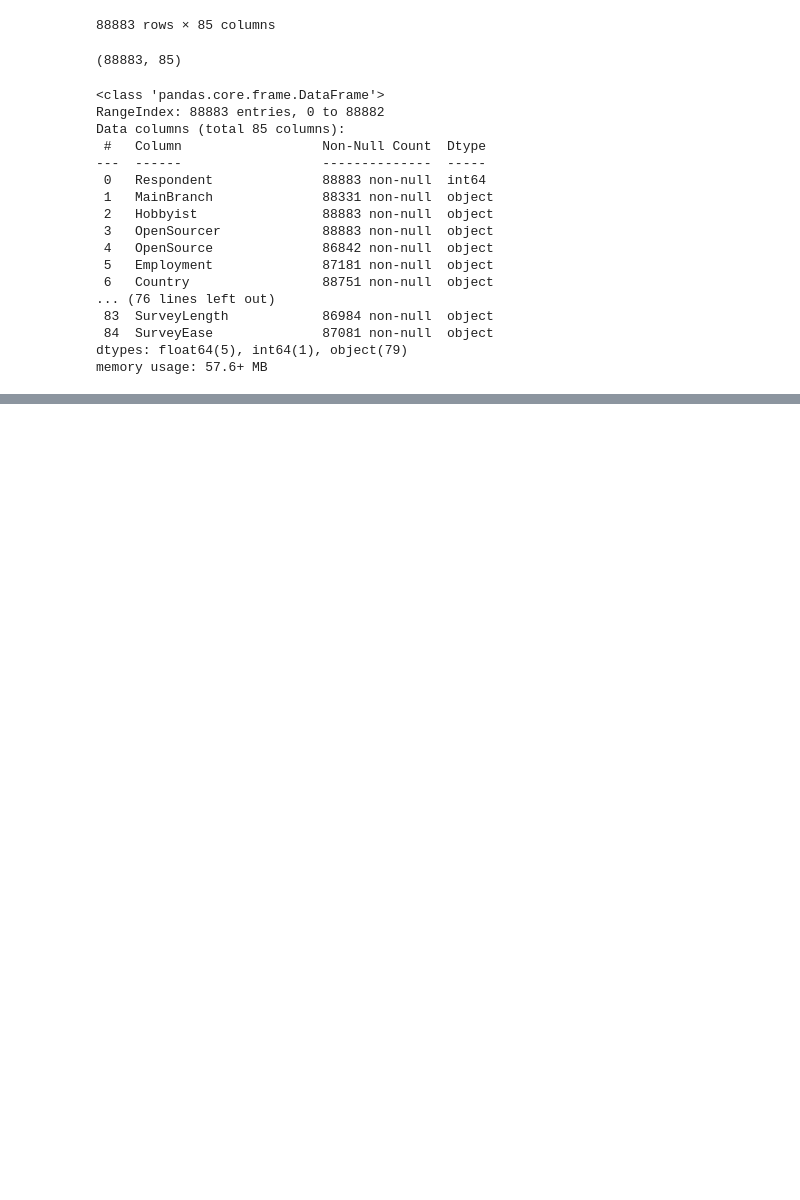
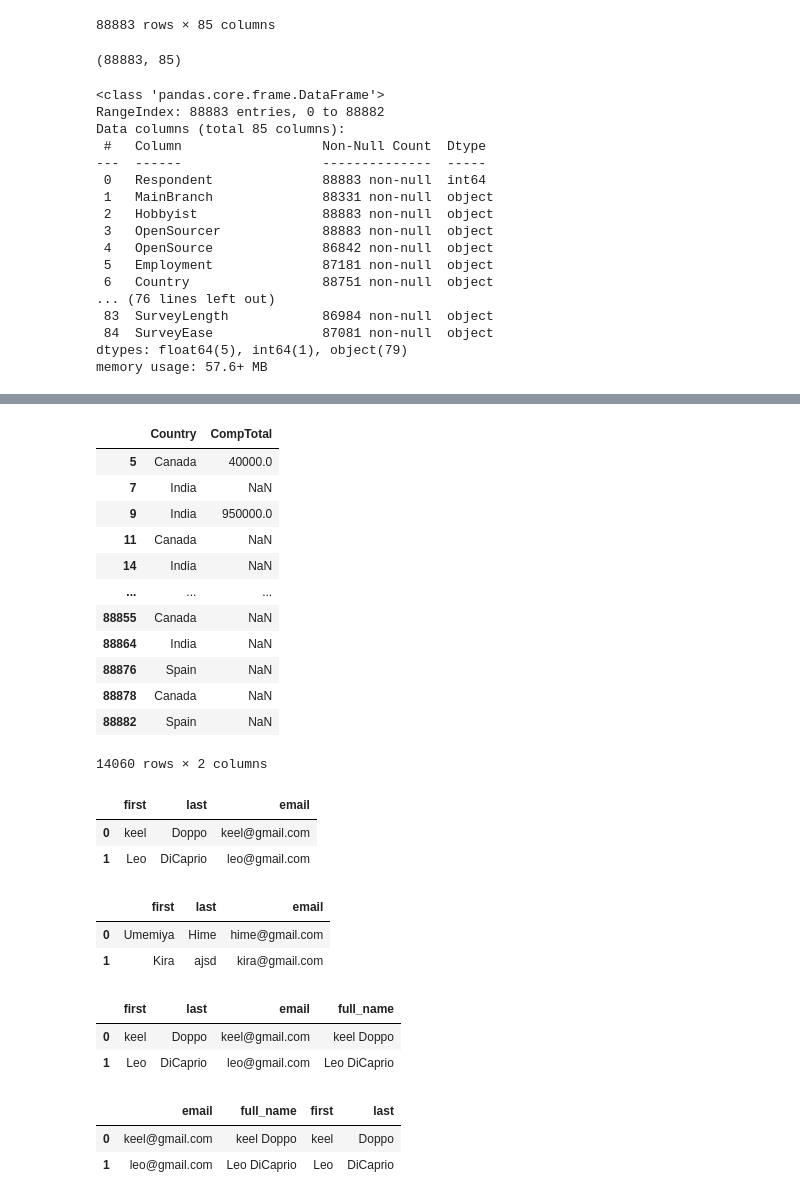
Before and after one commit to AdityaTanwar2312/Pandas, a Jupyter notebook: Intro.ipynb, the cells around one changed output, grey strips where cells are left out. Drawn from its saved outputs; the diff is of its cells as text; code cells hidden in the pictures; blank space fills up the shorter version.

```diff
--- a/Intro.ipynb
+++ b/Intro.ipynb
@@ -64,0 +87,2 @@ schema_df
+# %%
+df.set_index('Respondent')
@@ -64,0 +104,50 @@ schema_df
+# %%
+countries=['India','Spain','Canada']
+region=(df['Country'].isin(countries))
+# %%
+df.loc[region, ['Country', 'CompTotal']]
+# %% [output]
+|  | Country | CompTotal |
+| 5 | Canada | 40000.0 |
+| 7 | India | NaN |
+| 9 | India | 950000.0 |
+| 11 | Canada | NaN |
+| 14 | India | NaN |
+| ... | ... | ... |
+| 88855 | Canada | NaN |
+| 88864 | India | NaN |
+| 88876 | Spain | NaN |
+| 88878 | Canada | NaN |
+| 88882 | Spain | NaN |
+14060 rows × 2 columns
+# %%
+people={
+    'first':['keel', 'Leo'],
+    'last':['Doppo', 'DiCaprio'],
+    'email':['keel@gmail.com','leo@gmail.com']
+}
+df2=pd.DataFrame(people)
+df2
+# %% [output]
+|  | first | last | email |
+| 0 | keel | Doppo | keel@gmail.com |
+| 1 | Leo | DiCaprio | leo@gmail.com |
+# %%
+people={
+    'first':['Umemiya', 'Kira'],
+    'last':['Hime', 'ajsd'],
+    'email':['hime@gmail.com','kira@gmail.com']
+}
+df3=pd.DataFrame(people)
+df3
+# %% [output]
+|  | first | last | email |
+| 0 | Umemiya | Hime | hime@gmail.com |
+| 1 | Kira | ajsd | kira@gmail.com |
+# %%
+df2['full_name']=df2['first']+' '+df2['last']
+df2
+# %% [output]
+|  | first | last | email | full_name |
+| 0 | keel | Doppo | keel@gmail.com | keel Doppo |
+| 1 | Leo | DiCaprio | leo@gmail.com | Leo DiCaprio |
@@ -64,0 +158,6 @@ schema_df
+# %%
+df2
+# %% [output]
+|  | email | full_name | first | last |
+| 0 | keel@gmail.com | keel Doppo | keel | Doppo |
+| 1 | leo@gmail.com | Leo DiCaprio | Leo | DiCaprio |
```
Also changed, not shown: parts of 9 cells of this notebook.
